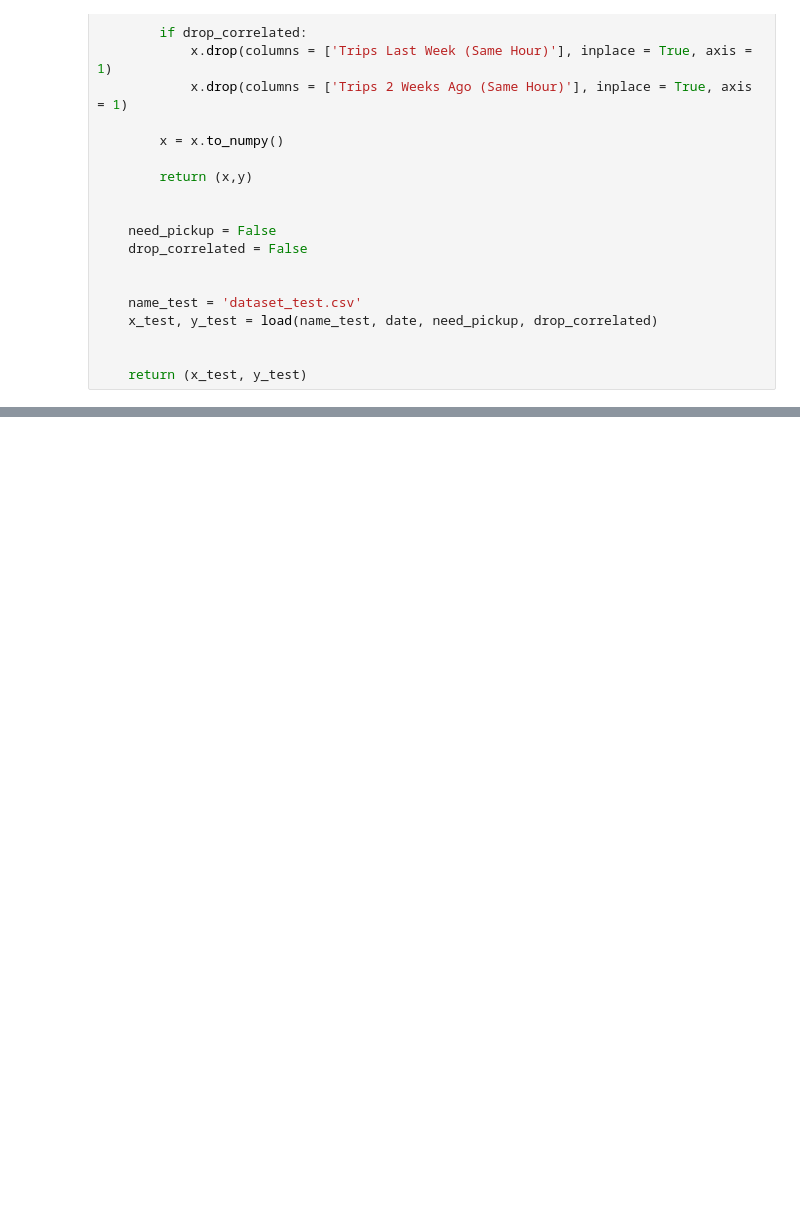
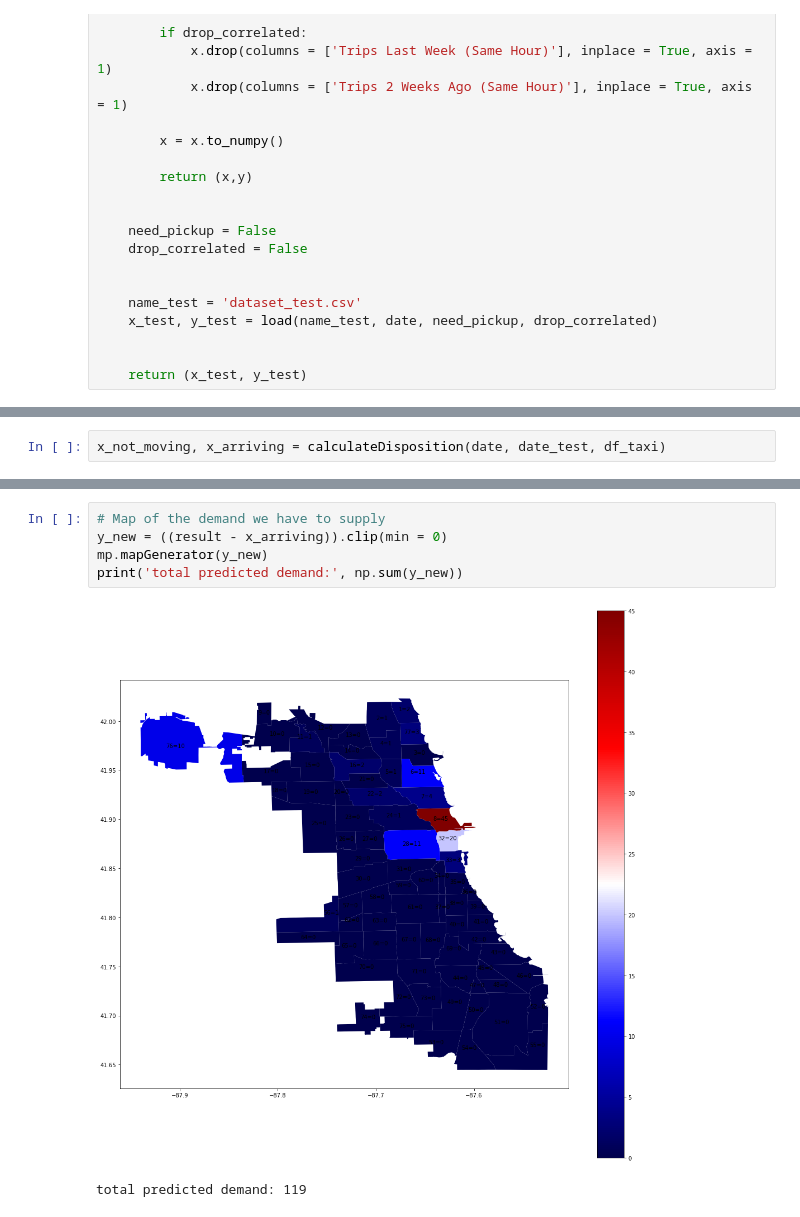
Before and after one commit to alexisgaziello/CSP_MATH_571_taxi_oracle, a Jupyter notebook: src/Profit_calculation.ipynb, the cells around one changed output, grey strips where cells are left out. Saved outputs shown, nothing was run; the diff lists cells and outputs as text; blank space fills up the shorter version.

```diff
--- a/src/Profit_calculation.ipynb
+++ b/src/Profit_calculation.ipynb
@@ -271,0 +199,2 @@ False
+# %%
+x_not_moving, x_arriving = calculateDisposition(date, date_test, df_taxi)
@@ -271,0 +304,8 @@ False
+# %%
+# Map of the demand we have to supply
+y_new = ((result - x_arriving)).clip(min = 0)
+mp.mapGenerator(y_new)
+print('total predicted demand:', np.sum(y_new))
+# %% [output]
+[figure, added]
+total predicted demand: 119
```
Also changed, not shown: parts of 42 cells of this notebook, 3 other files.
